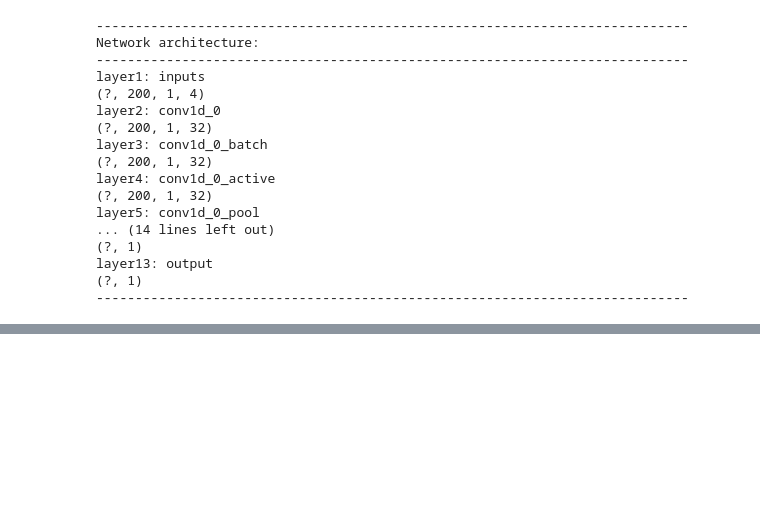
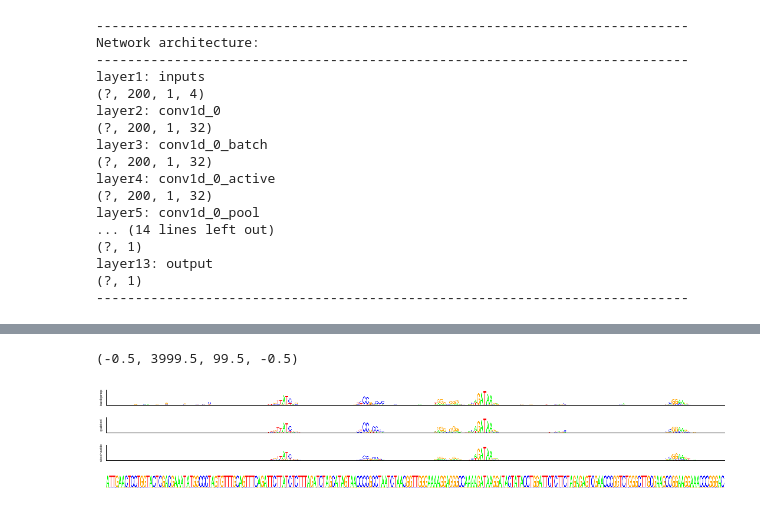
Before and after one commit to p-koo/deepomics, a Jupyter notebook: example/genome_classification_example.ipynb, the cells around one changed output, grey strips where cells are left out. Cells and saved outputs as stored; diff of their text form; code cells hidden in the pictures; blank space fills up the shorter version.

```diff
--- a/example/genome_classification_example.ipynb
+++ b/example/genome_classification_example.ipynb
@@ -222,20 +165,0 @@ AttributeError: 'NeuralTrainer' object has no attribute 'get_saliency'
-# %%
-saliency = nntrainer.get_saliency(feed_X=valid, layer='output', method='deconv')
-saliency2 = nntrainer.get_average_saliency(feed_X=valid, layer='output', method='deconv', num_average=10, batch_size=200)
-
-for index in max_index[:5]:
-    fig, plt = visualize.plot_neg_saliency(np.squeeze(X_valid[index]).T, np.squeeze(saliency[index].T), height=50, nt_width=20, alphabet='dna', figsize=(100,2))
-    fig.set_size_inches(150, 20)
-
-    fig, plt = visualize.plot_neg_saliency(np.squeeze(X_valid[index]).T, np.squeeze(saliency2[index].T), height=50, nt_width=20, alphabet='dna', figsize=(100,2))
-    fig.set_size_inches(150, 20)
-# %%
-saliency = nntrainer.get_saliency(feed_X=valid, layer='output', method='backprop')
-saliency2 = nntrainer.get_average_saliency(feed_X=valid, layer='output', method='backprop', num_average=10, batch_size=200)
-
-for index in max_index[:5]:
-    fig, plt = visualize.plot_neg_saliency(np.squeeze(X_valid[index]).T, np.squeeze(saliency[index].T), height=50, nt_width=20, alphabet='dna', figsize=(100,2))
-    fig.set_size_inches(150, 20)
-
-    fig, plt = visualize.plot_neg_saliency(np.squeeze(X_valid[index]).T, np.squeeze(saliency2[index].T), height=50, nt_width=20, alphabet='dna', figsize=(100,2))
-    fig.set_size_inches(150, 20)
@@ -241,0 +173,40 @@ for index in max_index[:5]:
+# %%
+# sequence to perform saliency analysis
+index = 1
+X = np.expand_dims(X_test[index], axis=0)
+
+# parameters for saliency analysis
+params = {'genome_model': model,
+          'input_shape': input_shape,
+          'output_shape': output_shape,
+          'model_path': filepath+'_best.ckpt',
+          'optimization': optimization
+         }
+
+# backprop saliency
+backprop_saliency = saliency.backprop(X, layer='output', class_index=0, params=params)
+
+# guided backprop saliency
+guided_saliency = saliency.guided_backprop(X, layer='output', class_index=0, params=params)
+
+# stochastic guided backprop saliency
+stochastic_saliency = saliency.stochastic_guided_backprop(X, layer='output', class_index=0, params=params,
+                                                         num_average=200, threshold=12.0, stochastic_val=0.5)
+
+# plot saliency comparison
+fig, ax = plt.subplots(nrows=4, ncols=1, sharex=True, sharey=True, figsize=(15, 3));
+plt.subplot(4,1,1)
+visualize.plot_pos_saliency(np.squeeze(backprop_saliency[0]).T)
+plt.ylabel(' backprop', fontsize=6)
+plt.subplot(4,1,2)
+visualize.plot_pos_saliency(np.squeeze(guided_saliency[0]).T)
+plt.ylabel(' guided', fontsize=6)
+plt.subplot(4,1,3)
+visualize.plot_pos_saliency(np.squeeze(stochastic_saliency[0]).T)
+plt.ylabel(' stochastic', fontsize=6)
+plt.subplot(4,1,4)
+visualize.plot_pos_saliency(np.squeeze(X).T)
+plt.axis('off')
+# %% [output]
+(-0.5, 3999.5, 99.5, -0.5)
+[figure, added]
```
Also changed, not shown: parts of 9 cells of this notebook, 7 other files.
